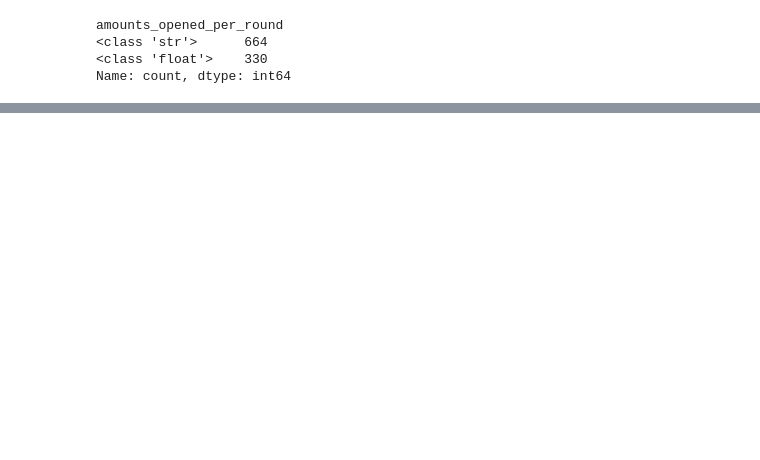
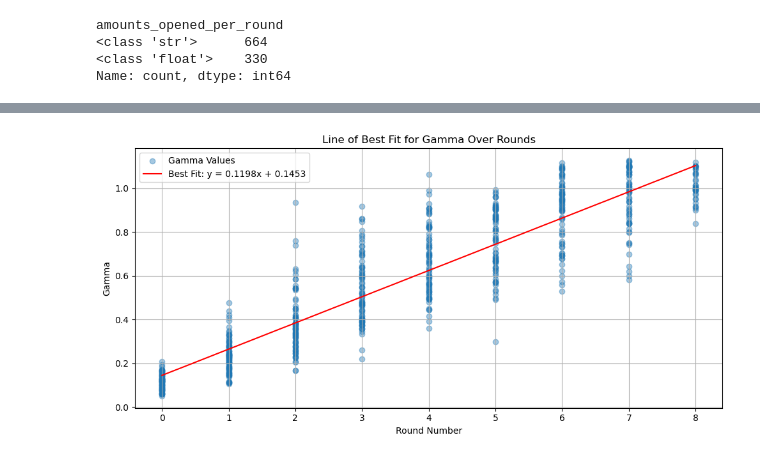
Before and after one commit to alexander-shang/econ590-project, a Jupyter notebook: deal_or_no_deal.ipynb, the cells around one changed output, grey strips where cells are left out. Cells and saved outputs as stored; diff of their text form; code cells hidden in the pictures; blank space fills up the shorter version.

```diff
--- a/deal_or_no_deal.ipynb
+++ b/deal_or_no_deal.ipynb
@@ -266,0 +370,47 @@ df.head(10)
+# %%
+import pandas as pd
+import matplotlib.pyplot as plt
+import numpy as np
+
+# Ensure required columns exist
+if 'contestant_id' in df.columns and 'gamma' in df.columns:
+    round_numbers = []
+    gammas = []
+
+    # Build a list of round numbers and corresponding gamma values
+    for _, group in df.groupby('contestant_id'):
+        group = group.reset_index(drop=True)
+        round_numbers.extend(group.index.tolist())
+        gammas.extend(group['gamma'].tolist())
+
+    # Convert to numpy arrays
+    x = np.array(round_numbers)
+    y = np.array(gammas)
+
+    # Remove NaN values (if any)
+    valid = ~np.isnan(y)
+    x = x[valid]
+    y = y[valid]
+
+    # Fit a linear regression line: y = m*x + b
+    coeffs = np.polyfit(x, y, 1)
+    m, b = coeffs
+
+    # Generate predicted y values
+    y_fit = m * x + b
+
+    # Plot original data and line of best fit
+    plt.figure(figsize=(10, 5))
+    plt.scatter(x, y, alpha=0.4, label='Gamma Values')
+    plt.plot(x, y_fit, color='red', label=f'Best Fit: y = {m:.4f}x + {b:.4f}')
+    plt.xlabel('Round Number')
+    plt.ylabel('Gamma')
+    plt.title('Line of Best Fit for Gamma Over Rounds')
+    plt.legend()
+    plt.grid(True)
+    plt.tight_layout()
+    plt.show()
+else:
+    print("Required columns 'contestant_id' and 'gamma' are not in the DataFrame.")
+# %% [output]
+[figure, added]
```
Also changed, not shown: parts of 3 cells of this notebook, 1 other file.
